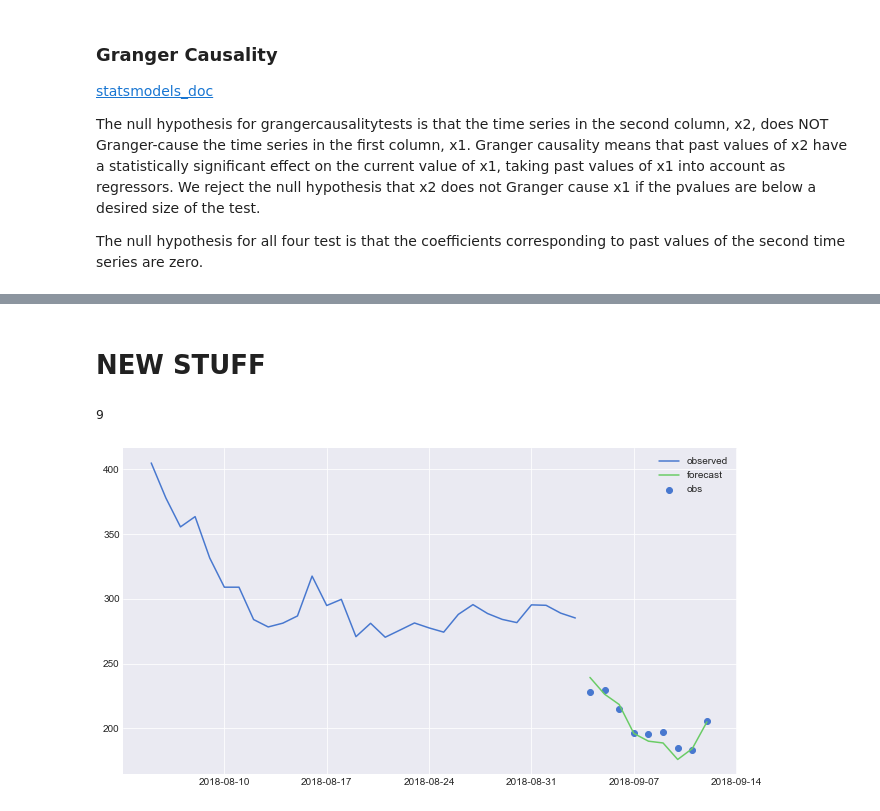
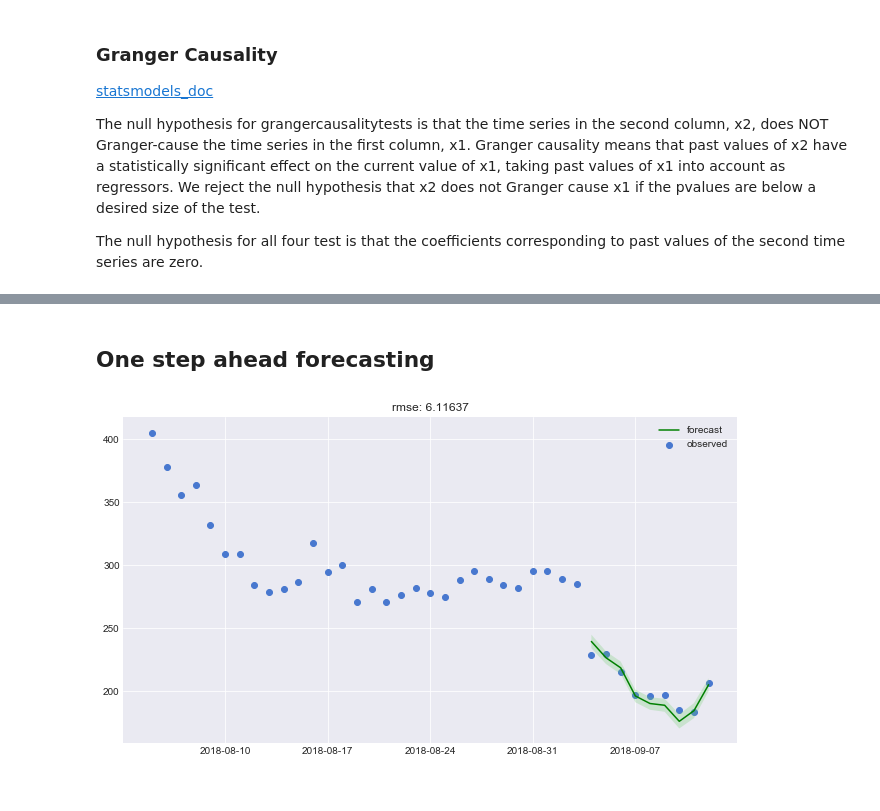
Before and after one commit to brianmcguckin/thinkful_unit_06_specializations, a Jupyter notebook: eth_ts.ipynb, the cells around one changed output, grey strips where cells are left out. Drawn from its saved outputs; the diff is of its cells as text; code cells hidden in the pictures.

```diff
--- a/eth_ts.ipynb
+++ b/eth_ts.ipynb
@@ -758,16 +771,19 @@ len(dfx_05)
-# %% [markdown]
-# NEW STUFF
-# %%
-len(y)-30
-# %% [output]
-9
+# %% [markdown]
+## One step ahead forecasting
 # %%
 # 1 step ahead predictions with 30 day rolling window
+
+# set exog/endog variables
+X = dfx_05.loc[:, ~(dfx_05.columns).isin(['eth'])]
+y = dfx_05.eth
+
 window = 30
 
 start = 0
 stop = 30
 predictions = []
+preds_ci_lower = []
+preds_ci_upper = []
 
 for n in range(len(y)-window):
 
@@ -785,21 +801,37 @@ for n in range(len(y)-window):
     )
 
     # store prediction & move forward 1 step
-    predictions.append(pred[0])
+    predictions.append(pred[0][0])
+    preds_ci_lower.append(pred[2][0,0])
+    preds_ci_upper.append(pred[2][0,1])
     start += 1
     stop += 1
+
+resids = predictions - y[-len(predictions):]
+rmse = np.sqrt((resids ** 2).mean())
-# %%
-fig, ax = plt.subplots(figsize=(11,6))
-plt.plot(X.index.values[:len(X) - len(predictions)],
-         y[:len(X) - len(predictions)],
-         label='observed')
-plt.scatter(X.index.values[len(X) - len(predictions):],
-            y[len(X) - len(predictions):],
-            label='obs')
-plt.plot(X.index.values[len(X) - len(predictions):],
-         predictions,
-         label='forecast')
-plt.legend()
-plt.show()
-# %% [output]
-[figure, removed]
+# %%
+fig, ax = plt.subplots(figsize=(11,6))
+ax.set(title='rmse: {:.5f}'.format(rmse))
+
+plt.plot(
+    X.index.values[len(X) - len(predictions):],
+    predictions,
+    label='forecast',
+    color='g'
+)
+plt.scatter(
+    X.index.values,
+    y,
+    label='observed',
+)
+ax.fill_between(
+    X.index.values[len(X) - len(predictions):],
+    preds_ci_lower,
+    preds_ci_upper,
+    alpha = .25
+)
+
+plt.legend()
+plt.show()
+# %% [output]
+[figure, added]
```
Also changed, not shown: parts of 3 cells of this notebook.
